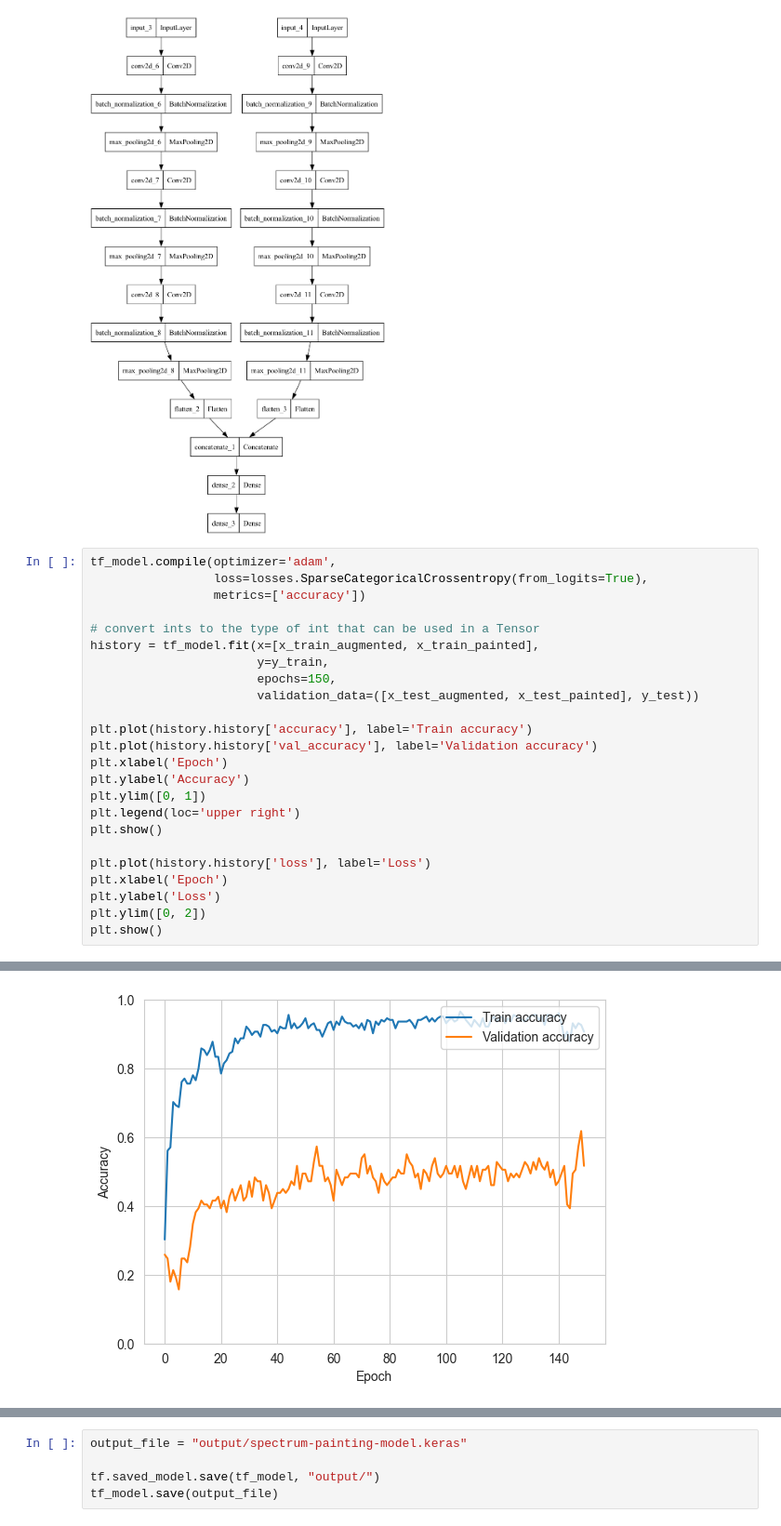
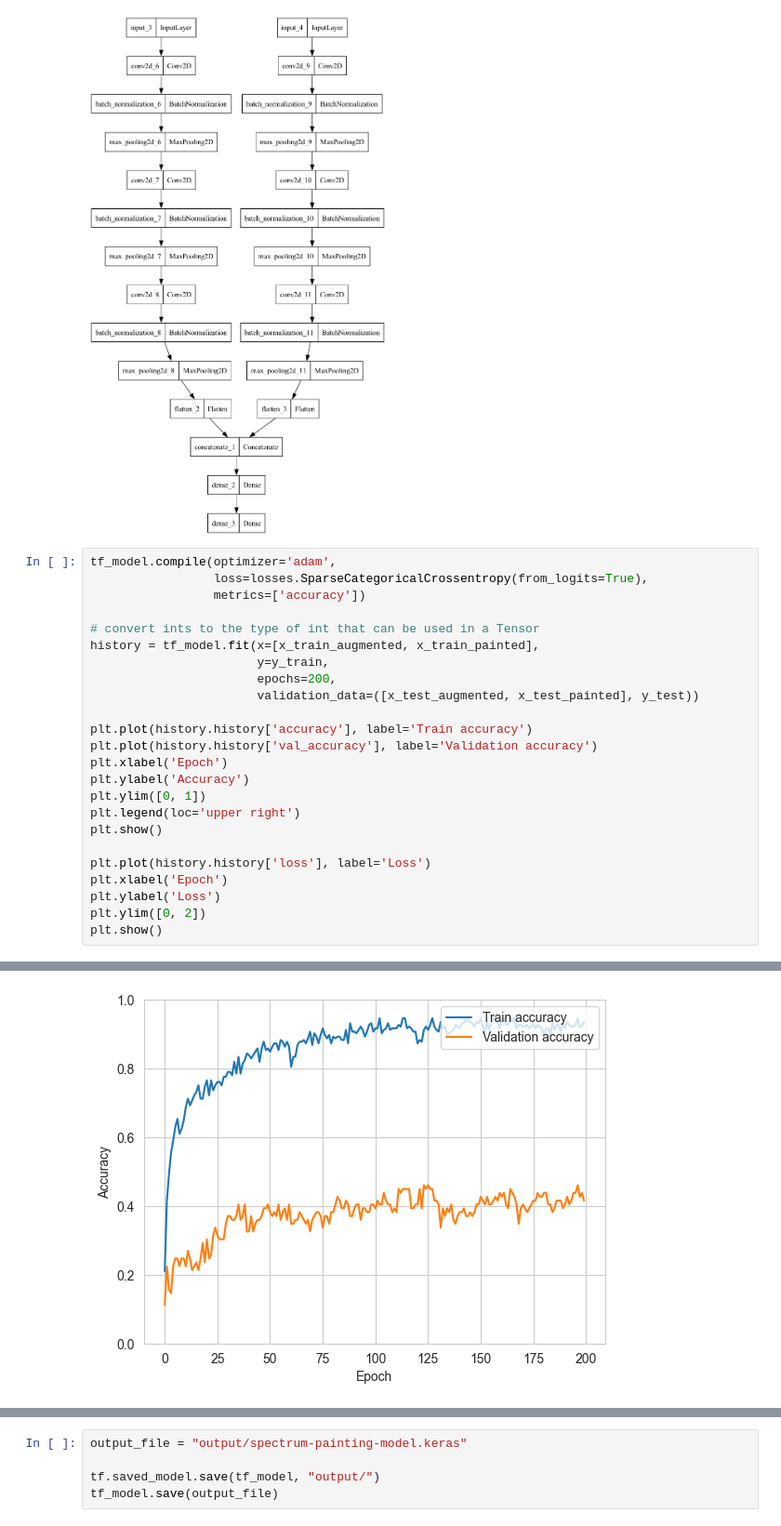
Before and after one commit to sds100/TinyMLSpectrumSensing, a Jupyter notebook: training/train-model.ipynb, the cells around one changed output, grey strips where cells are left out. Shown at 93% size. Saved outputs shown, nothing was run; the diff lists cells and outputs as text.

```diff
--- a/training/train-model.ipynb
+++ b/training/train-model.ipynb
@@ -228,7 +227,7 @@ tf_model.compile(optimizer='adam',
 # convert ints to the type of int that can be used in a Tensor
 history = tf_model.fit(x=[x_train_augmented, x_train_painted],
                        y=y_train,
-                       epochs=150,
+                       epochs=200,
                        validation_data=([x_test_augmented, x_test_painted], y_test))
 
 plt.plot(history.history['accuracy'], label='Train accuracy')
@@ -265 +264 @@ Epoch 150/150
-[figure, old version]
+[figure, new version]
```
Also changed, not shown: parts of 10 cells of this notebook, 1 other file.
